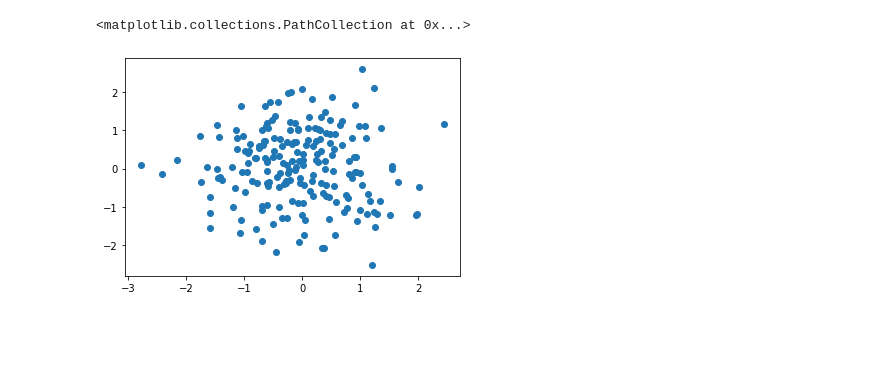
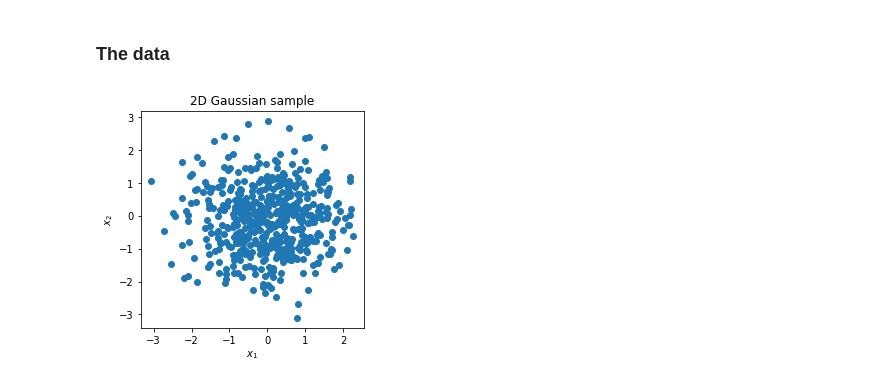
Before and after one commit to ZoeYou/mal-projet-tp-s5, a Jupyter notebook: tp1.ipynb, the cells around one changed output. Saved outputs shown, nothing was run; the diff lists cells and outputs as text; code cells hidden in the pictures; blank space fills up the shorter version.

```diff
--- a/tp1.ipynb
+++ b/tp1.ipynb
@@ -6,12 +6,18 @@ from matplotlib.colors import ListedColormap
 import statistics as stat
 import math
 import pandas as pd
+# %% [markdown]
+### The data
 # %%
-N=200
+N=500
 xgauss1=[rd.gauss(mu=0,sigma=1) for i in range(N)]
 xgauss2=[rd.gauss(0,1) for i in range(N)]
-# %%
-plt.scatter(xgauss1,xgauss2)
-# %% [output]
-<matplotlib.collections.PathCollection at 0x...>
-[figure, removed]
+# %%
+plt.figure(figsize=(4,4))
+plt.scatter(xgauss1,xgauss2)
+plt.xlabel('$x_1$')
+plt.ylabel('$x_2$')
+plt.title('2D Gaussian sample')
+plt.show()
+# %% [output]
+[figure, added]
```
Also changed, not shown: parts of 20 cells of this notebook.
